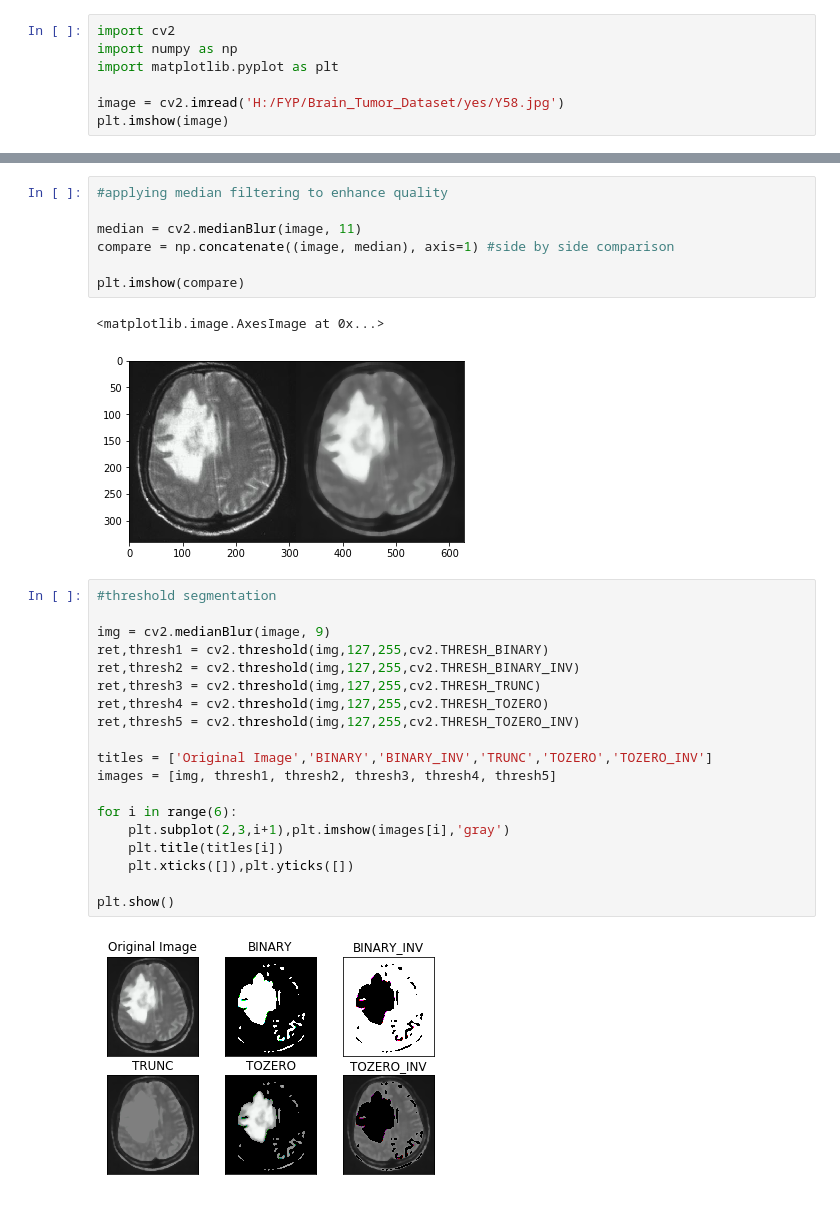
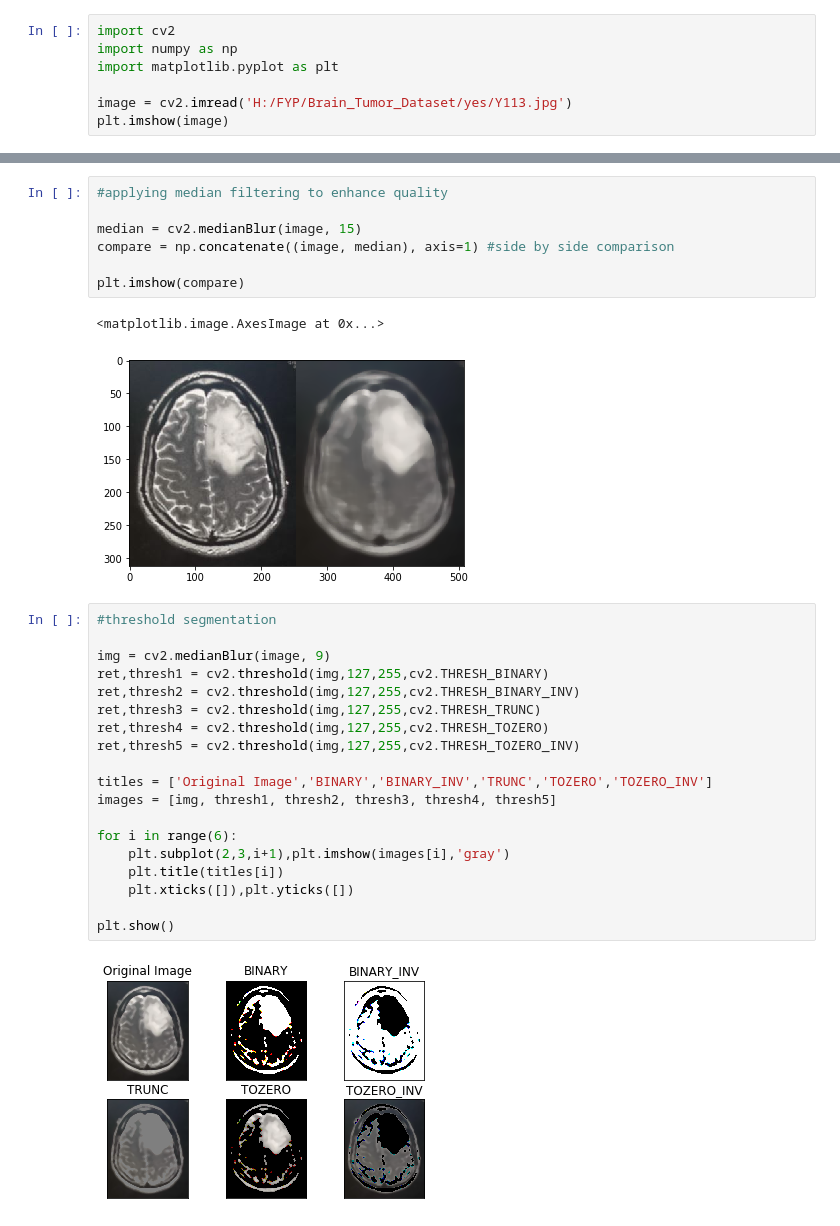
Before and after one commit to shaavi/Spectre_FYP, a Jupyter notebook: TumorDetection.ipynb, the cells around one changed output, grey strips where cells are left out. Cells and saved outputs as stored; diff of their text form.

```diff
--- a/TumorDetection.ipynb
+++ b/TumorDetection.ipynb
@@ -3,7 +3,7 @@ import cv2
 import numpy as np
 import matplotlib.pyplot as plt
 
-image = cv2.imread('H:/FYP/Brain_Tumor_Dataset/yes/Y58.jpg')
+image = cv2.imread('H:/FYP/Brain_Tumor_Dataset/yes/Y113.jpg')
 plt.imshow(image)
 # %% [output]
 <matplotlib.image.AxesImage at 0x...>
@@ -39,13 +39,13 @@ Clipping input data to the valid range for imshow with RGB data ([0..1] for floa
 # %%
 #applying median filtering to enhance quality
 
-median = cv2.medianBlur(image, 11)
+median = cv2.medianBlur(image, 15)
 compare = np.concatenate((image, median), axis=1) #side by side comparison
 
 plt.imshow(compare)
 # %% [output]
 <matplotlib.image.AxesImage at 0x...>
-[figure, old version]
+[figure, new version]
 # %%
 #threshold segmentation
 
@@ -66,7 +66,7 @@ for i in range(6):
 
 plt.show()
 # %% [output]
-[figure, old version]
+[figure, new version]
 # %%
 #watershed transformation
 
```
Also changed, not shown: parts of 6 cells of this notebook.
